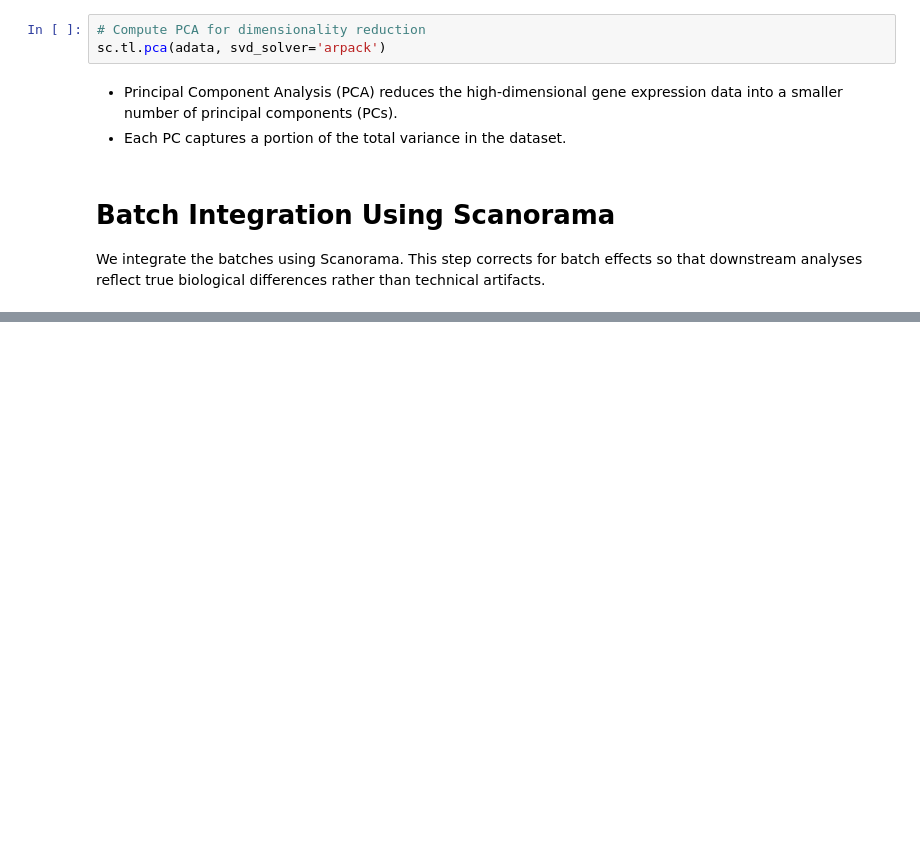
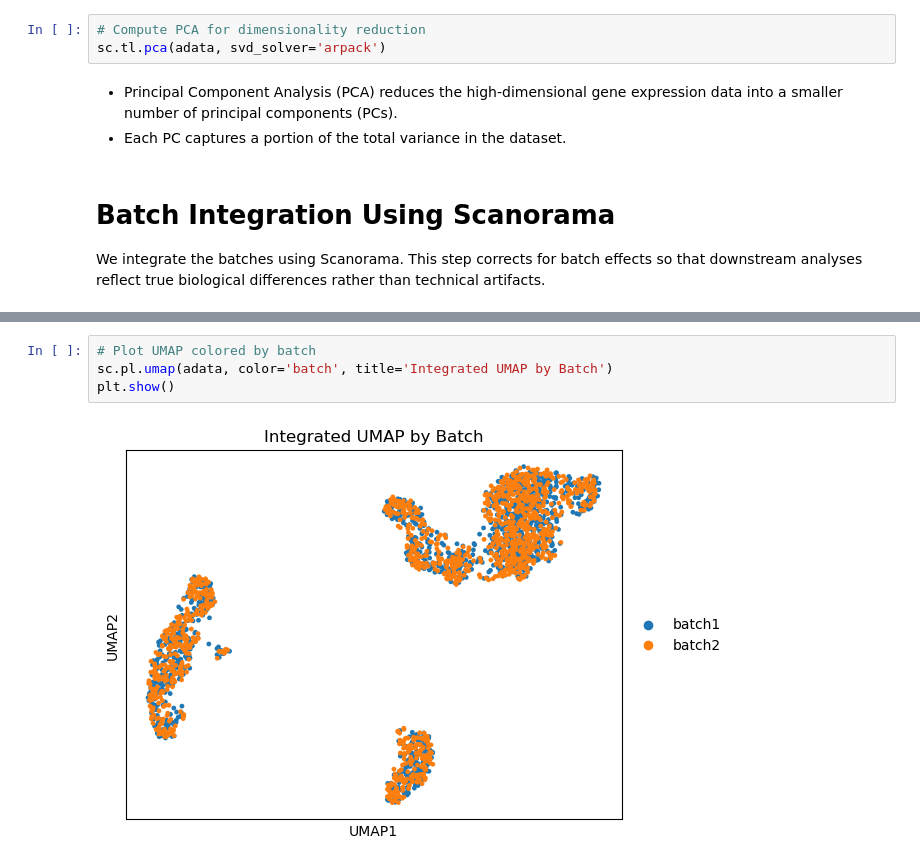
Before and after one commit to YunkeW/Single-Cell, a Jupyter notebook: single_cell_integration_pipepine.ipynb, the cells around one changed output, grey strips where cells are left out. Cells and saved outputs as stored; diff of their text form; blank space fills up the shorter version.

```diff
--- a/single_cell.ipynb
+++ b/single_cell_integration_pipepine.ipynb
@@ -488,0 +519,6 @@ We integrate the batches using Scanorama. This step corrects for batch effects s
+# %%
+# Plot UMAP colored by batch
+sc.pl.umap(adata, color='batch', title='Integrated UMAP by Batch')
+plt.show()
+# %% [output]
+[figure, added]
```
Also changed, not shown: parts of 11 cells of this notebook.
